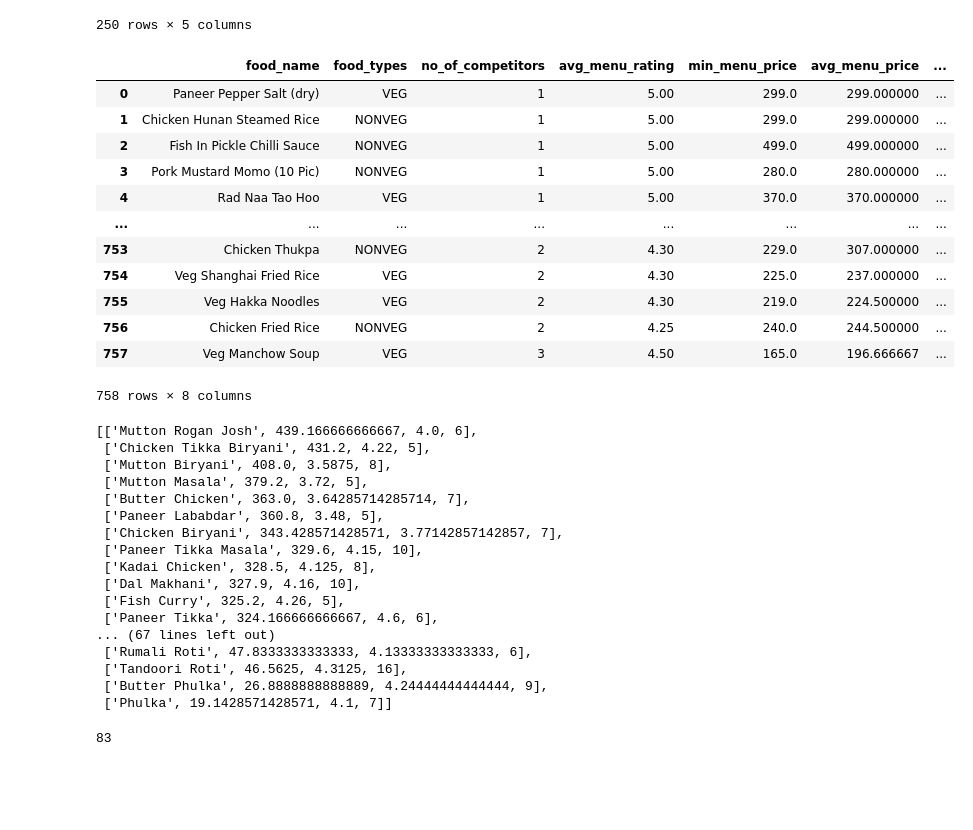
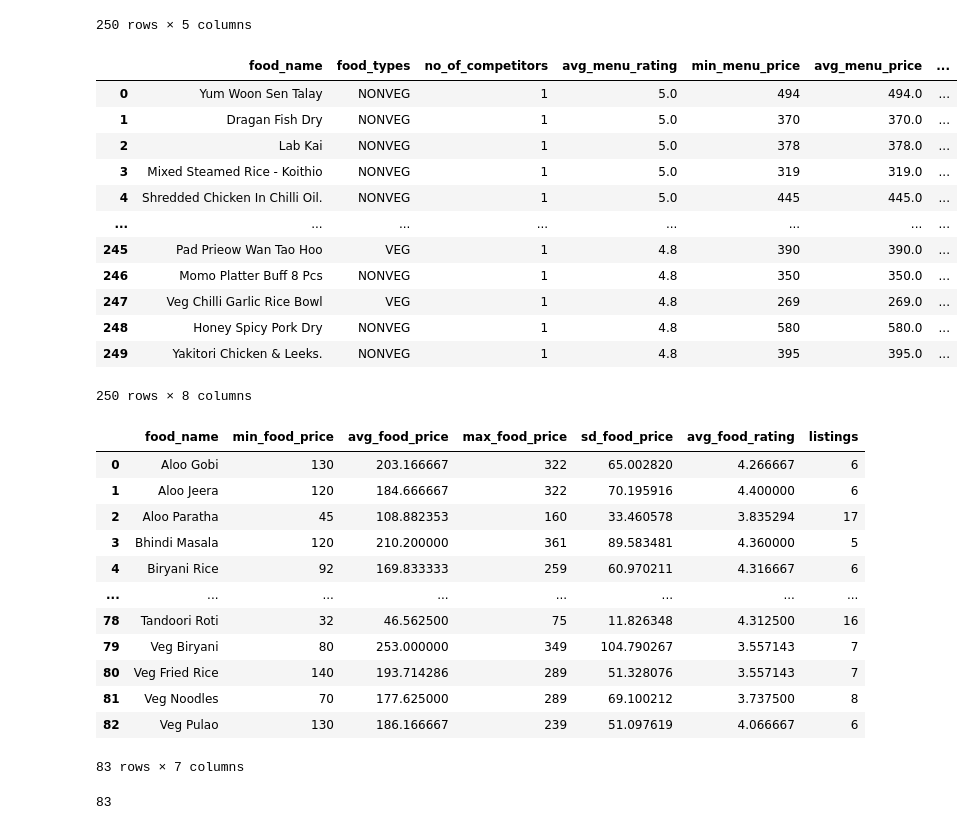
Before and after one commit to vikas-gits-good/Freelance_P-01_Cuisine-Menu-Recommendation-App, a Jupyter notebook: src/RAG/Notebook/test0.ipynb, the cells around one changed output. Saved outputs shown, nothing was run; the diff lists cells and outputs as text; code cells hidden in the pictures; blank space fills up the shorter version.

Commit message:
GRAG- added menu opportunities

```diff
--- a/src/RAG/Notebook/test0.ipynb
+++ b/src/RAG/Notebook/test0.ipynb
@@ -364,7 +364,6 @@ data
 def get_menu_oppourtunities(
     q_params: dict,
     output: Literal['dict', 'dataframe'] = 'dict',
-    exclude: Set[str] = {"ids", "city_id"},
 )-> Dict[str, Any] | pd.DataFrame:
     graph_query= """
     MATCH (:Area {name:$area})-[:HAS_LOCALITY]->(:Locality)-[:HAS_RESTAURANT]->(r:Restaurant)
@@ -402,34 +401,34 @@ def get_menu_oppourtunities(
     }
     return pd.DataFrame(full_data) if output=='dataframe' else full_data
 # %%
+from src.RAG.Config.tool_models import GetMenuOpportunitiesModels
 
-f_params={
-    'q_params':{
-        "area": 'Koramangala',
-        "cuisine": 'Thai',
-        "min_menu_rating": 4.0,
-        "limit": 1000,
-    },
-    "output": 'dataframe',
-    "exclude": {}
-}
+f_params = GetMenuOpportunitiesModels.FunctionParams(
+    q_params=GetMenuOpportunitiesModels.QueryParams(
+        area='Koramangala',
+        cuisine='Thai',
+        min_menu_rating=4.0,
+        limit=250,
+    ),
+    output='dataframe'
+)
 
-data = get_menu_oppourtunities(**f_params)
+data = get_menu_oppourtunities(**f_params.model_dump())
 data
 # %% [output]
 |  | food_name | food_types | no_of_competitors | avg_menu_rating | min_menu_price | avg_menu_price | ... |
-| 0 | Paneer Pepper Salt (dry) | VEG | 1 | 5.00 | 299.0 | 299.000000 | ... |
-| 1 | Chicken Hunan Steamed Rice | NONVEG | 1 | 5.00 | 299.0 | 299.000000 | ... |
-| 2 | Fish In Pickle Chilli Sauce | NONVEG | 1 | 5.00 | 499.0 | 499.000000 | ... |
-| 3 | Pork Mustard Momo (10 Pic) | NONVEG | 1 | 5.00 | 280.0 | 280.000000 | ... |
-| 4 | Rad Naa Tao Hoo | VEG | 1 | 5.00 | 370.0 | 370.000000 | ... |
+| 0 | Yum Woon Sen Talay | NONVEG | 1 | 5.0 | 494 | 494.0 | ... |
+| 1 | Dragan Fish Dry | NONVEG | 1 | 5.0 | 370 | 370.0 | ... |
+| 2 | Lab Kai | NONVEG | 1 | 5.0 | 378 | 378.0 | ... |
+| 3 | Mixed Steamed Rice - Koithio | NONVEG | 1 | 5.0 | 319 | 319.0 | ... |
+| 4 | Shredded Chicken In Chilli Oil. | NONVEG | 1 | 5.0 | 445 | 445.0 | ... |
 | ... | ... | ... | ... | ... | ... | ... | ... |
-| 753 | Chicken Thukpa | NONVEG | 2 | 4.30 | 229.0 | 307.000000 | ... |
-| 754 | Veg Shanghai Fried Rice | VEG | 2 | 4.30 | 225.0 | 237.000000 | ... |
-| 755 | Veg Hakka Noodles | VEG | 2 | 4.30 | 219.0 | 224.500000 | ... |
-| 756 | Chicken Fried Rice | NONVEG | 2 | 4.25 | 240.0 | 244.500000 | ... |
-| 757 | Veg Manchow Soup | VEG | 3 | 4.50 | 165.0 | 196.666667 | ... |
+| 245 | Pad Prieow Wan Tao Hoo | VEG | 1 | 4.8 | 390 | 390.0 | ... |
+| 246 | Momo Platter Buff 8 Pcs | NONVEG | 1 | 4.8 | 350 | 350.0 | ... |
+| 247 | Veg Chilli Garlic Rice Bowl | VEG | 1 | 4.8 | 269 | 269.0 | ... |
+| 248 | Honey Spicy Pork Dry | NONVEG | 1 | 4.8 | 580 | 580.0 | ... |
+| 249 | Yakitori Chicken & Leeks. | NONVEG | 1 | 4.8 | 395 | 395.0 | ... |
-758 rows × 8 columns
+250 rows × 8 columns
 # %%
 def get_overpriced_menu(
     q_params: dict,
@@ -464,6 +464,5 @@ def get_overpriced_menu(
     return pd.DataFrame(full_data) if output=='dataframe' else full_data
 # %%
-
 f_params = {
     'q_params': {
         "area": 'Koramangala',
@@ -471,30 +470,25 @@ f_params = {
         "min_listings": 5,
         "limit": 1000,
     },
-    "output": 'dict',
-    "exclude": {}
+    "output": 'dataframe',
 }
 
 data = get_overpriced_menu(**f_params)
 data
 # %% [output]
+|  | food_name | min_food_price | avg_food_price | max_food_price | sd_food_price | avg_food_rating | listings |
+| 0 | Aloo Gobi | 130 | 203.166667 | 322 | 65.002820 | 4.266667 | 6 |
+| 1 | Aloo Jeera | 120 | 184.666667 | 322 | 70.195916 | 4.400000 | 6 |
+| 2 | Aloo Paratha | 45 | 108.882353 | 160 | 33.460578 | 3.835294 | 17 |
+| 3 | Bhindi Masala | 120 | 210.200000 | 361 | 89.583481 | 4.360000 | 5 |
+| 4 | Biryani Rice | 92 | 169.833333 | 259 | 60.970211 | 4.316667 | 6 |
+| ... | ... | ... | ... | ... | ... | ... | ... |
+| 78 | Tandoori Roti | 32 | 46.562500 | 75 | 11.826348 | 4.312500 | 16 |
+| 79 | Veg Biryani | 80 | 253.000000 | 349 | 104.790267 | 3.557143 | 7 |
+| 80 | Veg Fried Rice | 140 | 193.714286 | 289 | 51.328076 | 3.557143 | 7 |
+| 81 | Veg Noodles | 70 | 177.625000 | 289 | 69.100212 | 3.737500 | 8 |
+| 82 | Veg Pulao | 130 | 186.166667 | 239 | 51.097619 | 4.066667 | 6 |
-[['Mutton Rogan Josh', 439.166666666667, 4.0, 6],
- ['Chicken Tikka Biryani', 431.2, 4.22, 5],
- ['Mutton Biryani', 408.0, 3.5875, 8],
- ['Mutton Masala', 379.2, 3.72, 5],
- ['Butter Chicken', 363.0, 3.64285714285714, 7],
- ['Paneer Lababdar', 360.8, 3.48, 5],
- ['Chicken Biryani', 343.428571428571, 3.77142857142857, 7],
- ['Paneer Tikka Masala', 329.6, 4.15, 10],
- ['Kadai Chicken', 328.5, 4.125, 8],
- ['Dal Makhani', 327.9, 4.16, 10],
- ['Fish Curry', 325.2, 4.26, 5],
- ['Paneer Tikka', 324.166666666667, 4.6, 6],
-... (67 lines left out)
- ['Rumali Roti', 47.8333333333333, 4.13333333333333, 6],
- ['Tandoori Roti', 46.5625, 4.3125, 16],
- ['Butter Phulka', 26.8888888888889, 4.24444444444444, 9],
- ['Phulka', 19.1428571428571, 4.1, 7]]
+83 rows × 7 columns
 # %%
 len(data)
 # %% [output]
```
Also changed, not shown: parts of 3 cells of this notebook, 1 other file.
